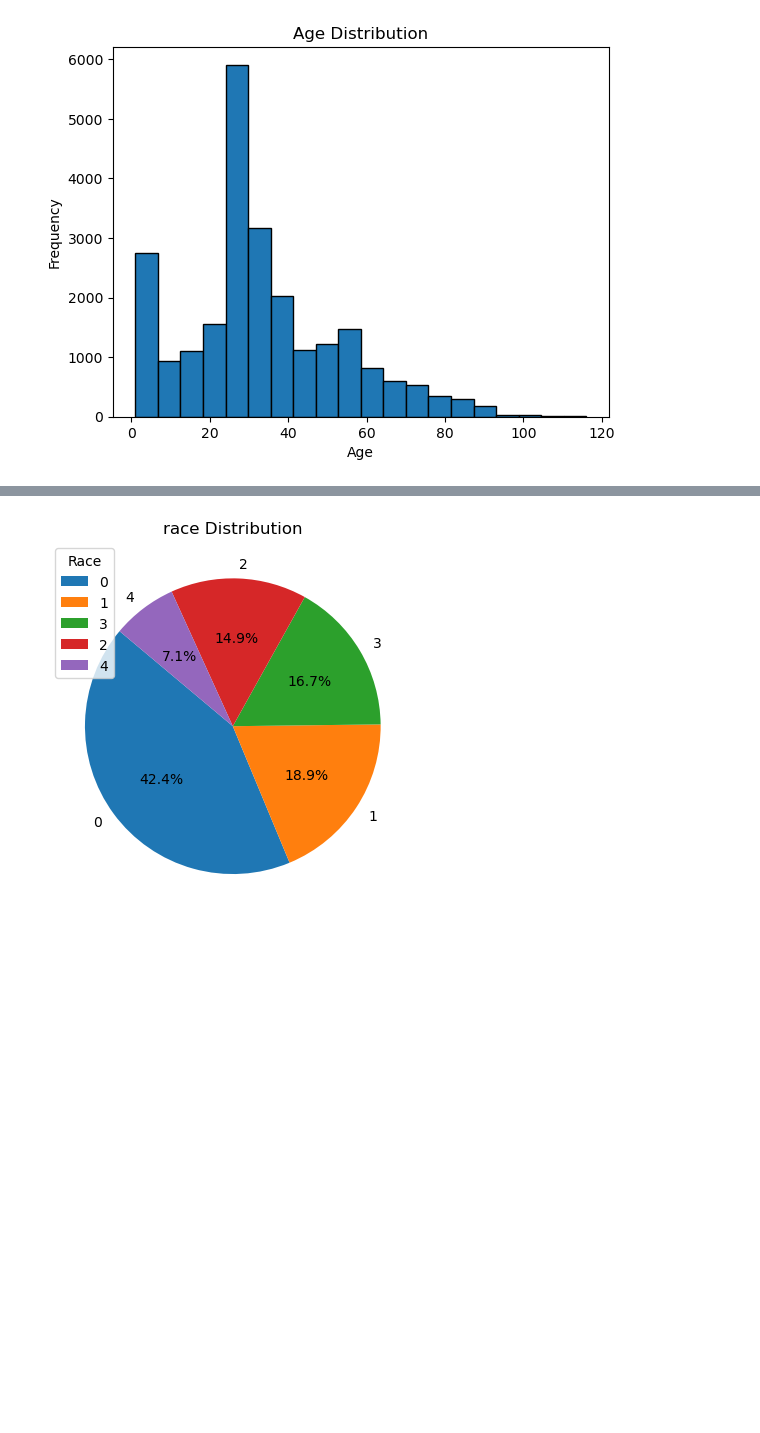
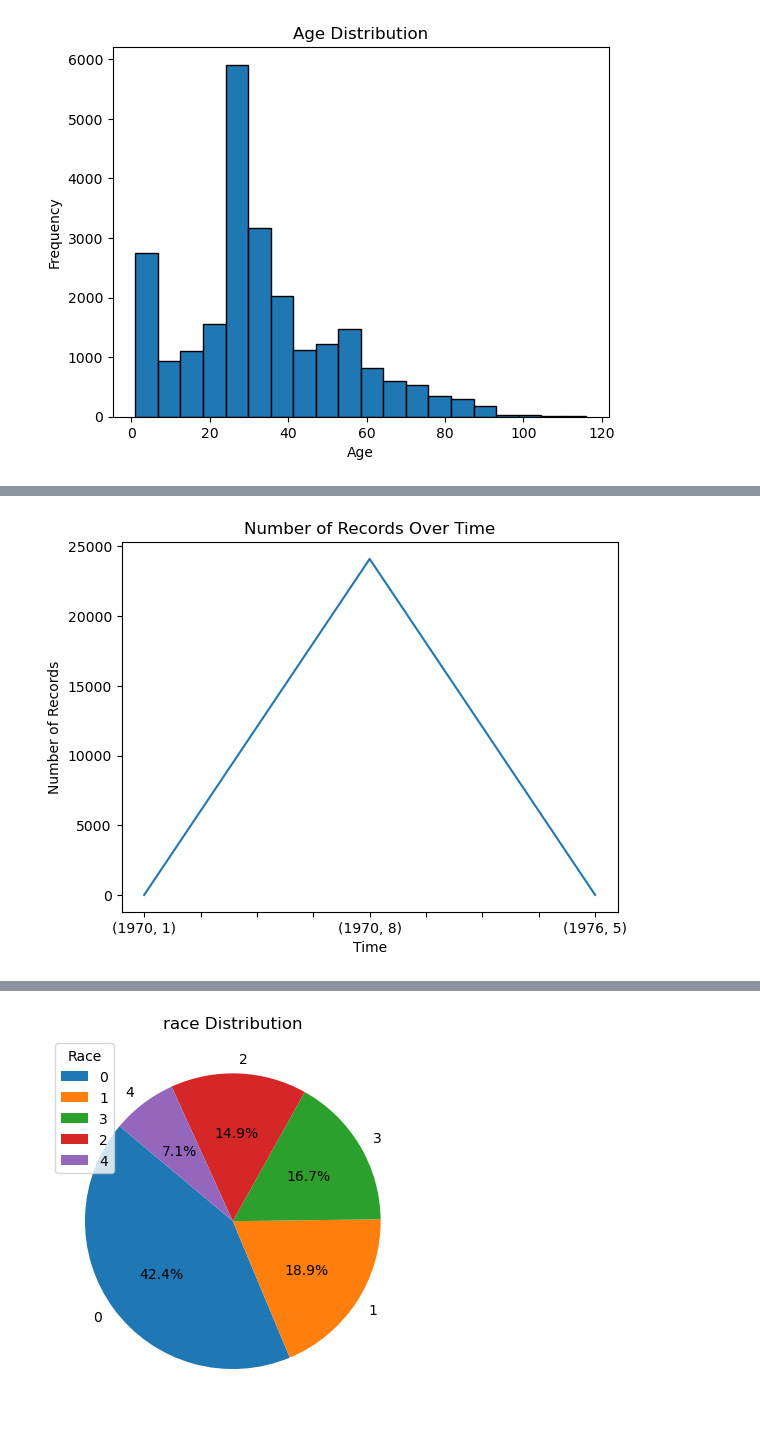
Before and after one commit to Chaity96/Advance-Demographics-Detection-for-Enhanced-Security-using-Transfer-Learning, a Jupyter notebook: Demographics Detection.ipynb, the cells around one changed output, grey strips where cells are left out. Cells and saved outputs as stored; diff of their text form; code cells hidden in the pictures; blank space fills up the shorter version.

```diff
--- a/Demographics Detection.ipynb
+++ b/Demographics Detection.ipynb
@@ -123,0 +143,13 @@ plt.show()
+# %%
+# Temporal Analysis
+df['datetime'] = pd.to_datetime(df['datetime'])
+df['year'] = df['datetime'].dt.year
+df['month'] = df['datetime'].dt.month
+
+df.groupby(['year', 'month']).size().plot(kind='line')
+plt.title('Number of Records Over Time')
+plt.xlabel('Time')
+plt.ylabel('Number of Records')
+plt.show()
+# %% [output]
+[figure, added]
```
Also changed, not shown: parts of 12 cells of this notebook.
